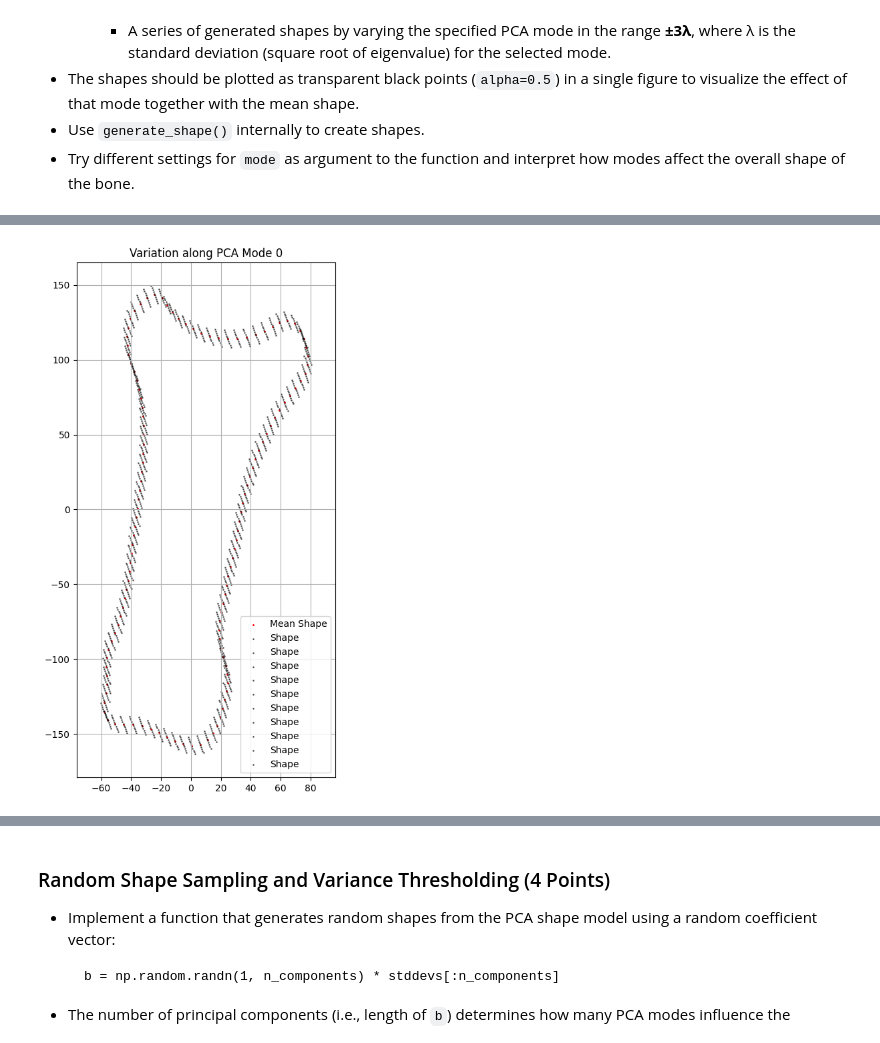
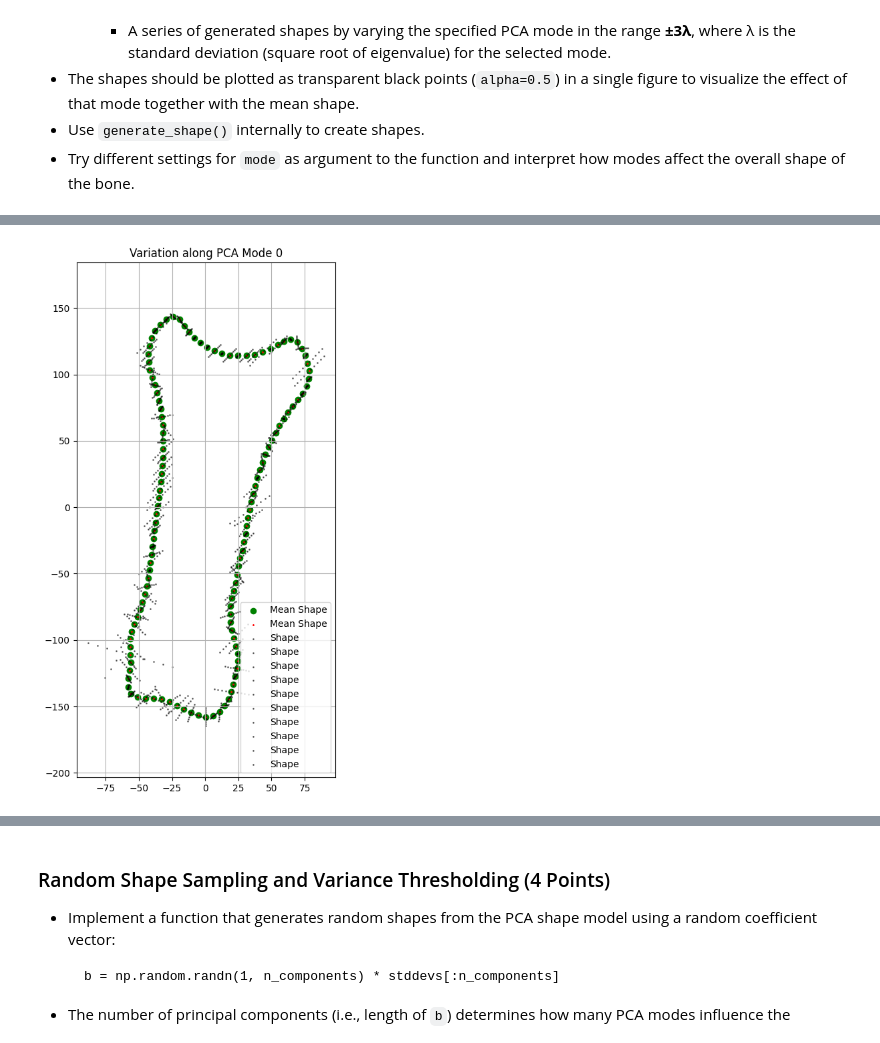
Before and after one commit to oliviaw01/MedBV03, a Jupyter notebook: notebook.ipynb, the cells around one changed output, grey strips where cells are left out. Saved outputs shown, nothing was run; the diff lists cells and outputs as text; code cells hidden in the pictures.

Commit message:
for 5d several testing options / what influences what -> check which make sense; also added grid and legend to 5a

```diff
--- a/notebook.ipynb
+++ b/notebook.ipynb
@@ -563,15 +564,15 @@ plt.show()
 - Use `generate_shape()` internally to create shapes.
 - Try different settings for `mode` as argument to the function and interpret how modes affect the overall shape of the bone.
 # %%
-def visualize_shape_mode(bones, mode=0, num_samples=10):
+""" def visualize_shape_mode(bones, mode=0, num_samples=10):
     """
-    Visualize variation along a specific PCA mode using shape data.
+#    Visualize variation along a specific PCA mode using shape data.
 
-    Parameters:
-        bones (np.ndarray): 3D shape array of shape (nPoints, nDimensions, nShapes)
-        mode (int): Index of the PCA mode to vary
-        num_samples (int): Number of samples to generate in [-3λ, 3λ] range
-    """
+ #   Parameters:
+  #      bones (np.ndarray): 3D shape array of shape (nPoints, nDimensions, nShapes)
+   #     mode (int): Index of the PCA mode to vary
+    #    num_samples (int): Number of samples to generate in [-3λ, 3λ] range
+"""
     # TODO: Reshape bones to 2D matrix for PCA
     bonesReshaped = bones.reshape(nShapes, nPoints * nDimensions).T
 
@@ -599,5 +600,66 @@ visualize_shape_mode(bones, mode=1, num_samples=10)
 visualize_shape_mode(bones, mode=2, num_samples=10)
 visualize_shape_mode(bones, mode=3, num_samples=10)
 
-#visualize_shape_mode(bones, mode=200, num_samples=10)
+#visualize_shape_mode(bones, mode=200, num_samples=10) """
+
+
+#This is for testing different outcomes, the commented out one above is our last version from today
+def visualize_shape_mode(bones, mode=0, num_samples=10):
+    """
+    Visualize variation along a specific PCA mode using shape data.
+
+    Parameters:
+       bones (np.ndarray): 3D shape array of shape (nPoints, nDimensions, nShapes)
+       mode (int): Index of the PCA mode to vary
+       num_samples (int): Number of samples to generate in [-3λ, 3λ] range
+    """
+    nPoints, nDimensions, nShapes = bones.shape
+
+    # TODO: Reshape bones to 2D matrix for PCA
+    bonesReshaped = bones.reshape(nPoints * nDimensions, nShapes).T # varies something
+    #bonesReshaped = bones.reshape(nPoints * nDimensions, nShapes) # -> throws error
+    #bonesReshaped = bones.reshape(nShapes, nPoints * nDimensions).T # -> throws error
+    #bonesReshaped = bones.reshape(nShapes, nPoints * nDimensions) # gives a star pattern ??
+
+
+    # TODO: Apply PCA
+    # our pca needs input like so: shape (n_samples, n_features)
+    # n_samples ... the shapes, n_features ... dims x points
+    _, eigVec, eigVal, mean_shape = pca(bonesReshaped)
+    # _, eigVec, eigVal, mean_shape = pca(bonesReshaped, 2) -> throws error
+    #_, eigVec, eigVal, mean_shape = pca(bonesReshaped, 1) #-> throws error on mode 1
+    #_, eigVec, eigVal, mean_shape = pca(bonesReshaped, 0) #-> throws error on mode 0
+
+
+    plt.figure(figsize=(5, 10))
+
+    # TODO: Prepare plot and plot mean shape and use generate_shape and plot new shape
+    # These two actually plot the same mean - idk why pca uses axis 0 and is so much longer,
+    # just about what is transposed / reshaped how apparently
+    plt.scatter(mean_shape.reshape(nPoints, nDimensions)[:, 0], mean_shape.reshape(nPoints, nDimensions)[:, 1],
+                label='Mean Shape', color='green')
+    mean_shape2 = np.mean(bones, axis=2)
+    plt.scatter(mean_shape2[:,0], mean_shape2[:,1],label='Mean Shape',color='red', s=1)
+
+
+    # TODO: Vary the selected mode in ±3λ
+    l = np.sqrt(eigVal[mode])
+    for i in np.linspace(-3, 3, num_samples):
+        #use zeros for no variation
+        b = np.zeros_like(eigVal)
+        #fill numbers for variation only in the chosen mode
+        b[mode] = i * l
+        new_shape = generate_shape(b, mean_shape, eigVec)
+        plt.scatter(new_shape[:, 0], new_shape[:, 1], color='black', label= 'Shape', alpha=0.5, s=1)
+
+    plt.axis('equal')
+    plt.title(f"Variation along PCA Mode {mode}")
+    plt.legend()
+    plt.grid(True)
+    plt.show()
+
+visualize_shape_mode(bones, mode=0, num_samples=10)
+visualize_shape_mode(bones, mode=1, num_samples=10)
+visualize_shape_mode(bones, mode=2, num_samples=10)
+visualize_shape_mode(bones, mode=3, num_samples=10)
 # %% [output]
@@ -606 +672 @@ visualize_shape_mode(bones, mode=3, num_samples=10)
-[figure, old version]
+[figure, new version]
```
Also changed, not shown: parts of 2 cells of this notebook.
